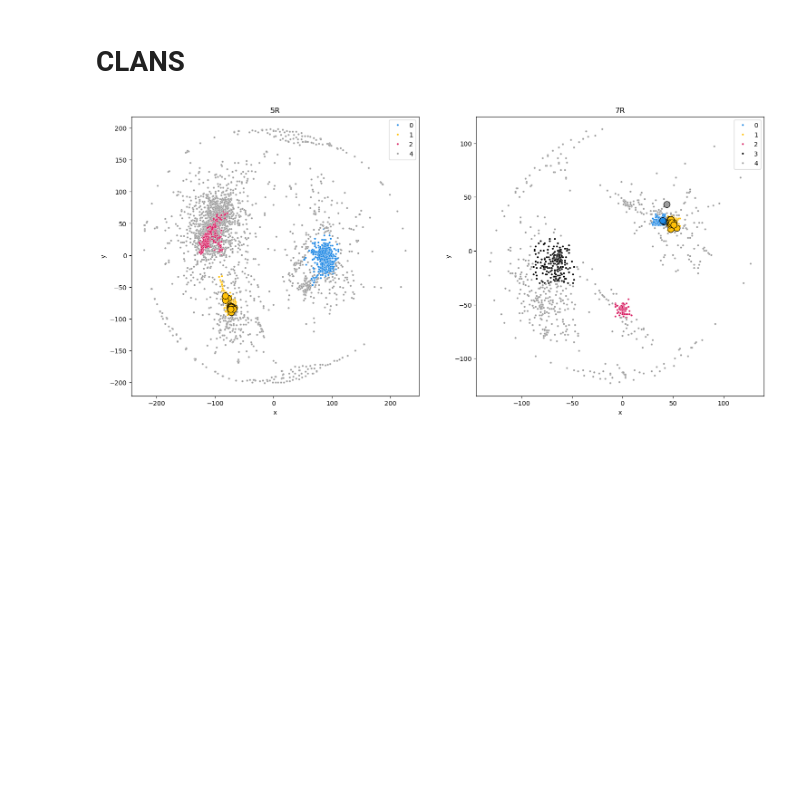
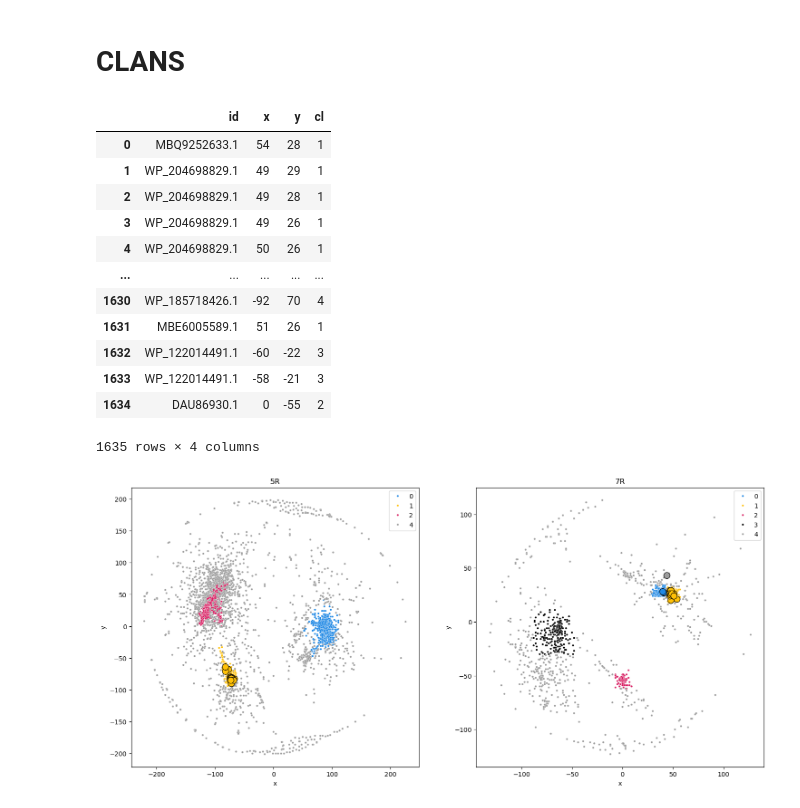
Before and after one commit to donEnno/hendecads, a Jupyter notebook: 1_seq_analysis/tmp_cd_clans.ipynb, the cells around one changed output. Drawn from its saved outputs; the diff is of its cells as text; code cells hidden in the pictures; blank space fills up the shorter version.

```diff
--- a/1_seq_analysis/tmp_cd_clans.ipynb
+++ b/1_seq_analysis/tmp_cd_clans.ipynb
@@ -380,6 +426,22 @@ for cx in range(len(fasta_5r[::2])):
         cl_5r.append(2)
     else:
         cl_5r.append(4)
+# %%
+hit_df_7r
+# %% [output]
+|  | id | x | y | cl |
+| 0 | MBQ9252633.1 | 54 | 28 | 1 |
+| 1 | WP_204698829.1 | 49 | 29 | 1 |
+| 2 | WP_204698829.1 | 49 | 28 | 1 |
+| 3 | WP_204698829.1 | 49 | 26 | 1 |
+| 4 | WP_204698829.1 | 50 | 26 | 1 |
+| ... | ... | ... | ... | ... |
+| 1630 | WP_185718426.1 | -92 | 70 | 4 |
+| 1631 | MBE6005589.1 | 51 | 26 | 1 |
+| 1632 | WP_122014491.1 | -60 | -22 | 3 |
+| 1633 | WP_122014491.1 | -58 | -21 | 3 |
+| 1634 | DAU86930.1 | 0 | -55 | 2 |
+1635 rows × 4 columns
 # %%
 cl_7r = []
 for cx in range(len(fasta_7r[::2])):
```
Also changed, not shown: parts of 6 cells of this notebook.
